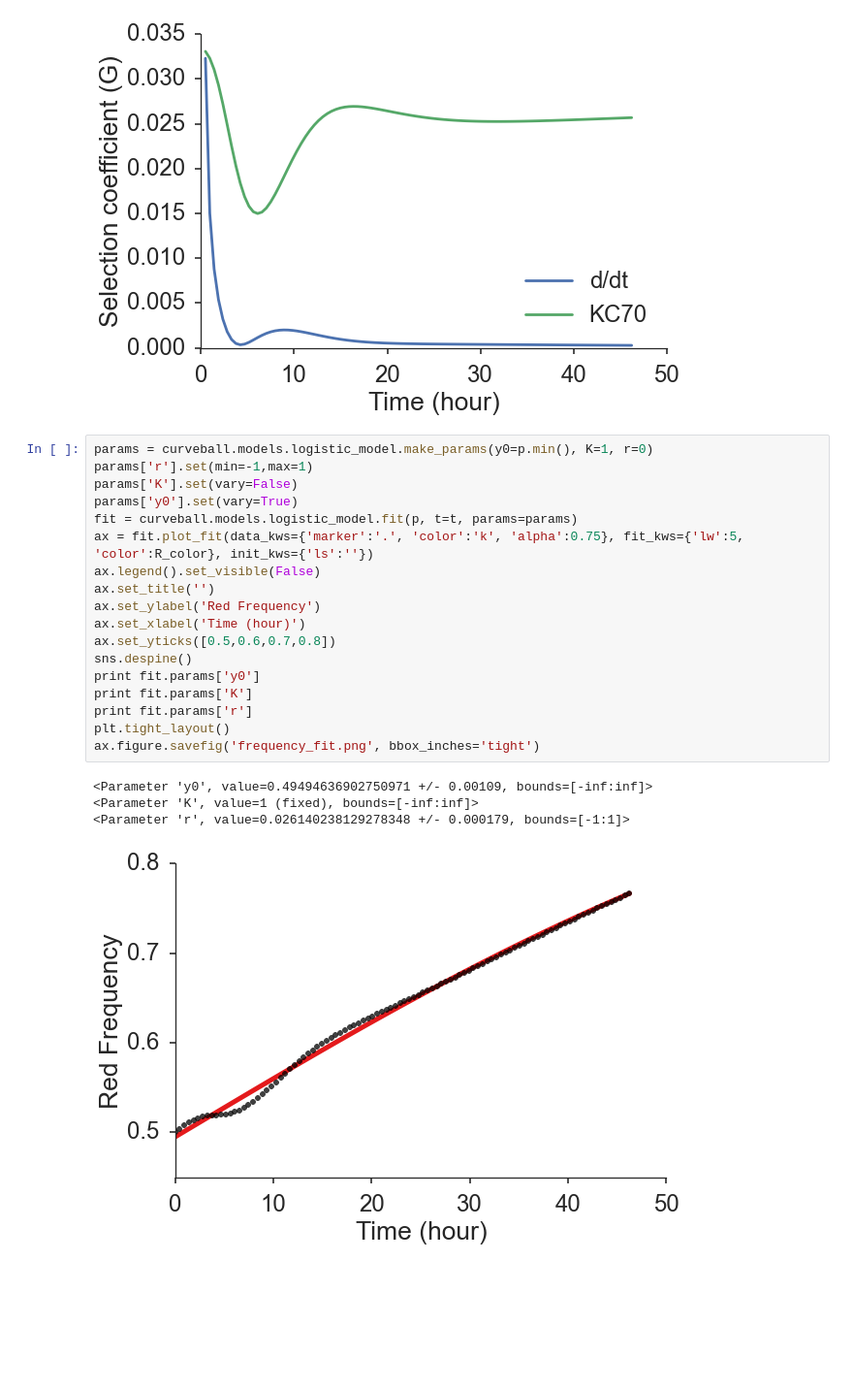
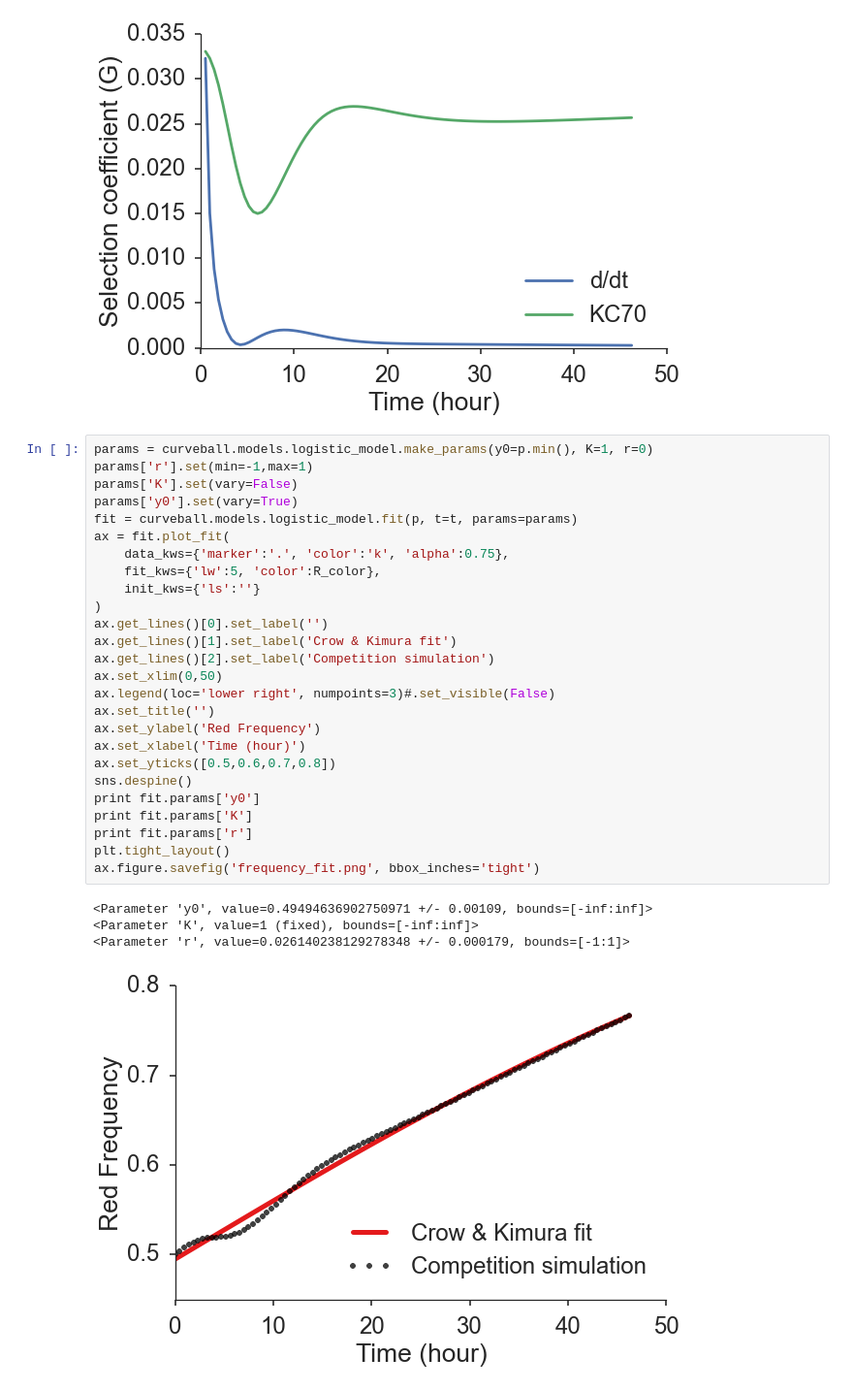
Before and after one commit to yoavram/GRC2015, a Jupyter notebook: analysis.ipynb, the cells around one changed output. Shown at 97% size. Cells and saved outputs as stored; diff of their text form; blank space fills up the shorter version.

```diff
--- a/analysis.ipynb
+++ b/analysis.ipynb
@@ -271,23 +271,31 @@ plt.savefig("selection_coefficient.png", bbox_inches='tight')
 # %%
 params = curveball.models.logistic_model.make_params(y0=p.min(), K=1, r=0)
 params['r'].set(min=-1,max=1)
 params['K'].set(vary=False)
 params['y0'].set(vary=True)
 fit = curveball.models.logistic_model.fit(p, t=t, params=params)
-ax = fit.plot_fit(data_kws={'marker':'.', 'color':'k', 'alpha':0.75}, fit_kws={'lw':5, 'color':R_color}, init_kws={'ls':''})
-ax.legend().set_visible(False)
+ax = fit.plot_fit(
+    data_kws={'marker':'.', 'color':'k', 'alpha':0.75},
+    fit_kws={'lw':5, 'color':R_color},
+    init_kws={'ls':''}
+)
+ax.get_lines()[0].set_label('')
+ax.get_lines()[1].set_label('Crow & Kimura fit')
+ax.get_lines()[2].set_label('Competition simulation')
+ax.set_xlim(0,50)
+ax.legend(loc='lower right', numpoints=3)#.set_visible(False)
 ax.set_title('')
 ax.set_ylabel('Red Frequency')
 ax.set_xlabel('Time (hour)')
 ax.set_yticks([0.5,0.6,0.7,0.8])
 sns.despine()
 print fit.params['y0']
 print fit.params['K']
 print fit.params['r']
 plt.tight_layout()
 ax.figure.savefig('frequency_fit.png', bbox_inches='tight')
 # %% [output]
 <Parameter 'y0', value=0.49494636902750971 +/- 0.00109, bounds=[-inf:inf]>
 <Parameter 'K', value=1 (fixed), bounds=[-inf:inf]>
 <Parameter 'r', value=0.026140238129278348 +/- 0.000179, bounds=[-1:1]>
-[figure, old version]
+[figure, new version]
```
Also changed, not shown: 1 other file.
